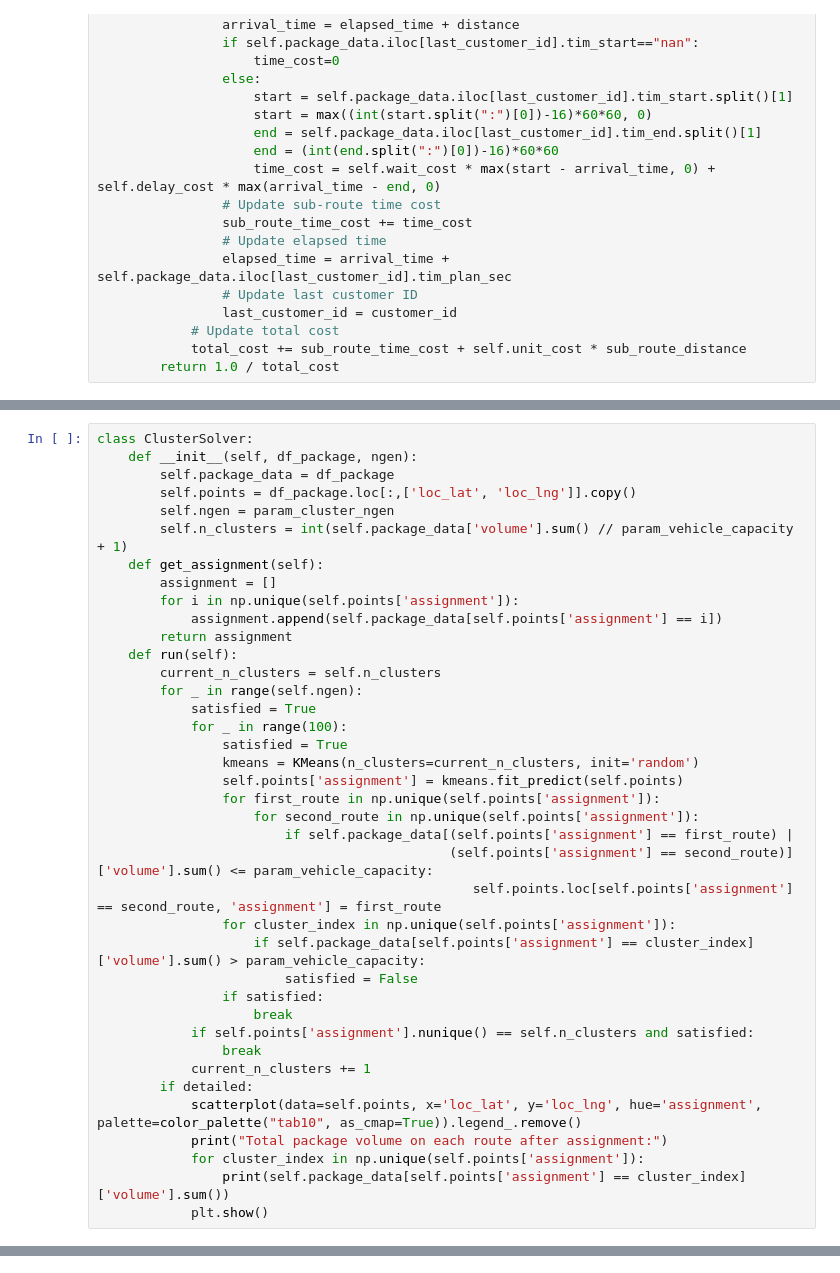
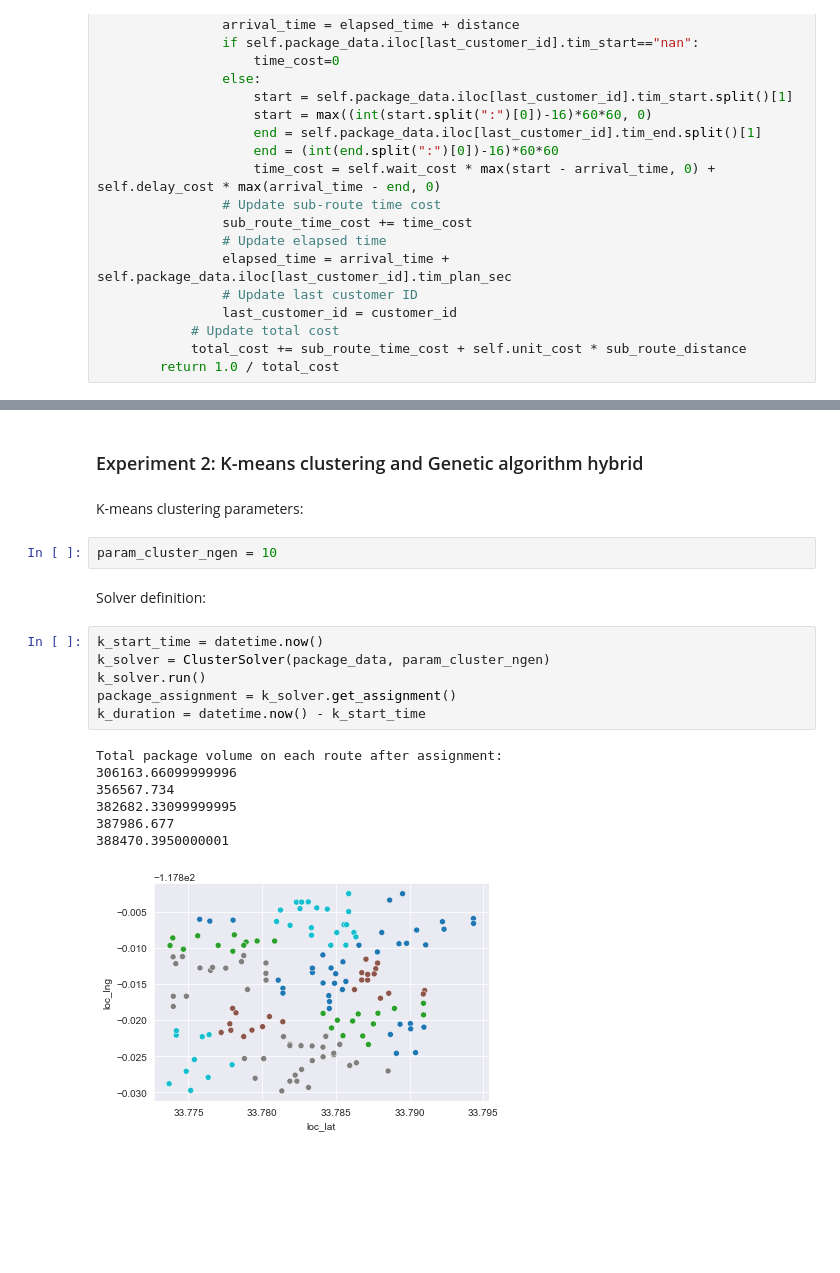
Before and after one commit to wxlomo/Last-mile-Delivery-Scheduling-and-Rescheduling, a Jupyter notebook: project.ipynb, the cells around one changed output, grey strips where cells are left out. Cells and saved outputs as stored; diff of their text form; blank space fills up the shorter version.

```diff
--- a/project.ipynb
+++ b/project.ipynb
@@ -299,39 +302,0 @@ class ObjFun:
-# %%
-class ClusterSolver:
-    def __init__(self, df_package, ngen):
-        self.package_data = df_package
-        self.points = df_package.loc[:,['loc_lat', 'loc_lng']].copy()
-        self.ngen = param_cluster_ngen
-        self.n_clusters = int(self.package_data['volume'].sum() // param_vehicle_capacity + 1)
-    def get_assignment(self):
-        assignment = []
-        for i in np.unique(self.points['assignment']):
-            assignment.append(self.package_data[self.points['assignment'] == i])
-        return assignment
-    def run(self):
-        current_n_clusters = self.n_clusters
-        for _ in range(self.ngen):
-            satisfied = True
-            for _ in range(100):
-                satisfied = True
-                kmeans = KMeans(n_clusters=current_n_clusters, init='random')
-                self.points['assignment'] = kmeans.fit_predict(self.points)
-                for first_route in np.unique(self.points['assignment']):
-                    for second_route in np.unique(self.points['assignment']):
-                        if self.package_data[(self.points['assignment'] == first_route) |
-                                             (self.points['assignment'] == second_route)]['volume'].sum() <= param_vehicle_capacity:
-                                                self.points.loc[self.points['assignment'] == second_route, 'assignment'] = first_route
-                for cluster_index in np.unique(self.points['assignment']):
-                    if self.package_data[self.points['assignment'] == cluster_index]['volume'].sum() > param_vehicle_capacity:
-                        satisfied = False
-                if satisfied:
-                    break
-            if self.points['assignment'].nunique() == self.n_clusters and satisfied:
-                break
-            current_n_clusters += 1
-        if detailed:
-            scatterplot(data=self.points, x='loc_lat', y='loc_lng', hue='assignment', palette=color_palette("tab10", as_cmap=True)).legend_.remove()
-            print("Total package volume on each route after assignment:")
-            for cluster_index in np.unique(self.points['assignment']):
-                print(self.package_data[self.points['assignment'] == cluster_index]['volume'].sum())
-            plt.show()
@@ -734,0 +682,22 @@ print('Total cost: ' + str(total_cost_4))
+# %% [markdown]
+### Experiment 2: K-means clustering and Genetic algorithm hybrid
+# %% [markdown]
+K-means clustering parameters:
+# %%
+param_cluster_ngen = 10
+# %% [markdown]
+Solver definition:
+# %%
+k_start_time = datetime.now()
+k_solver = ClusterSolver(package_data, param_cluster_ngen)
+k_solver.run()
+package_assignment = k_solver.get_assignment()
+k_duration = datetime.now() - k_start_time
+# %% [output]
+Total package volume on each route after assignment:
+306163.66099999996
+356567.734
+382682.33099999995
+387986.677
+388470.3950000001
+[figure, added]
```
Also changed, not shown: parts of 90 cells of this notebook.
